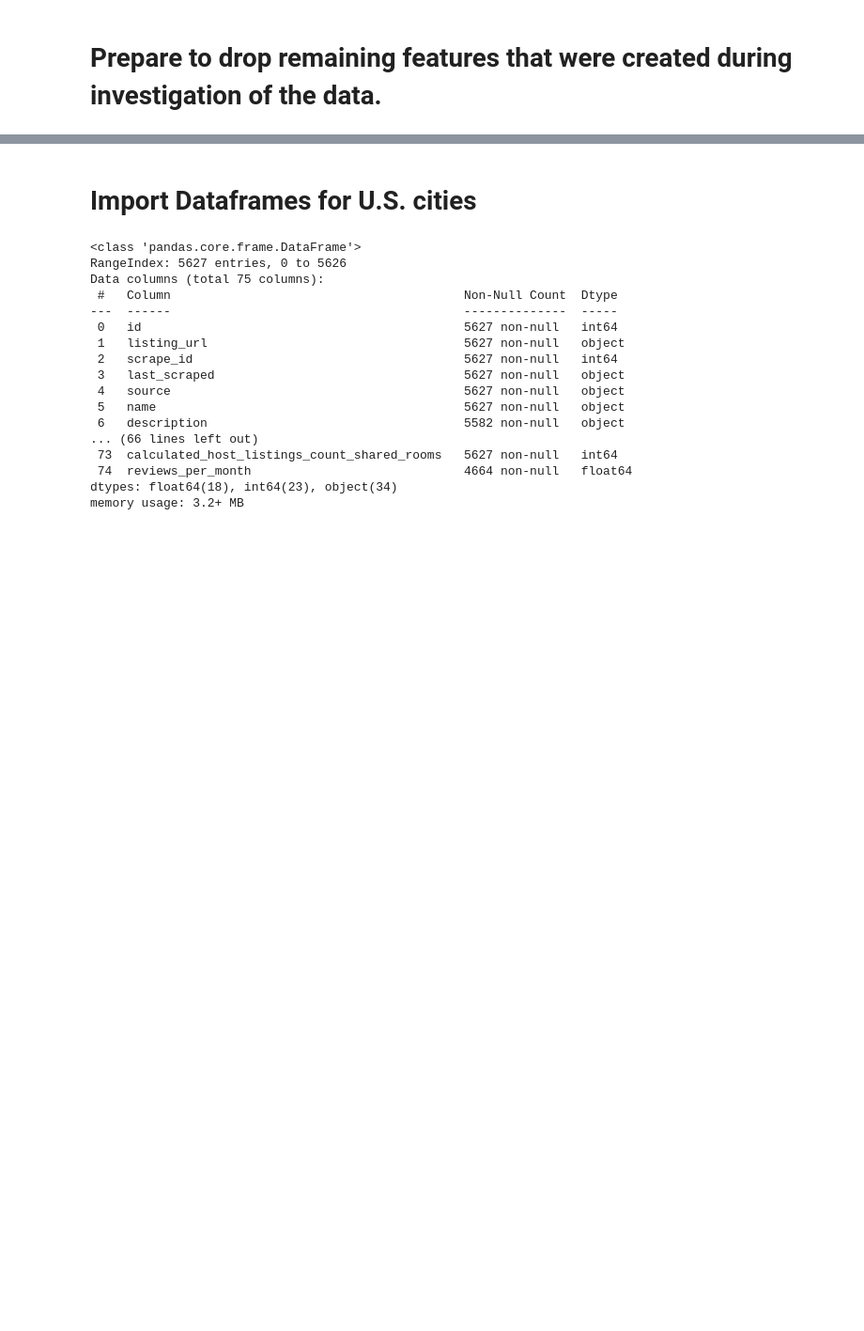
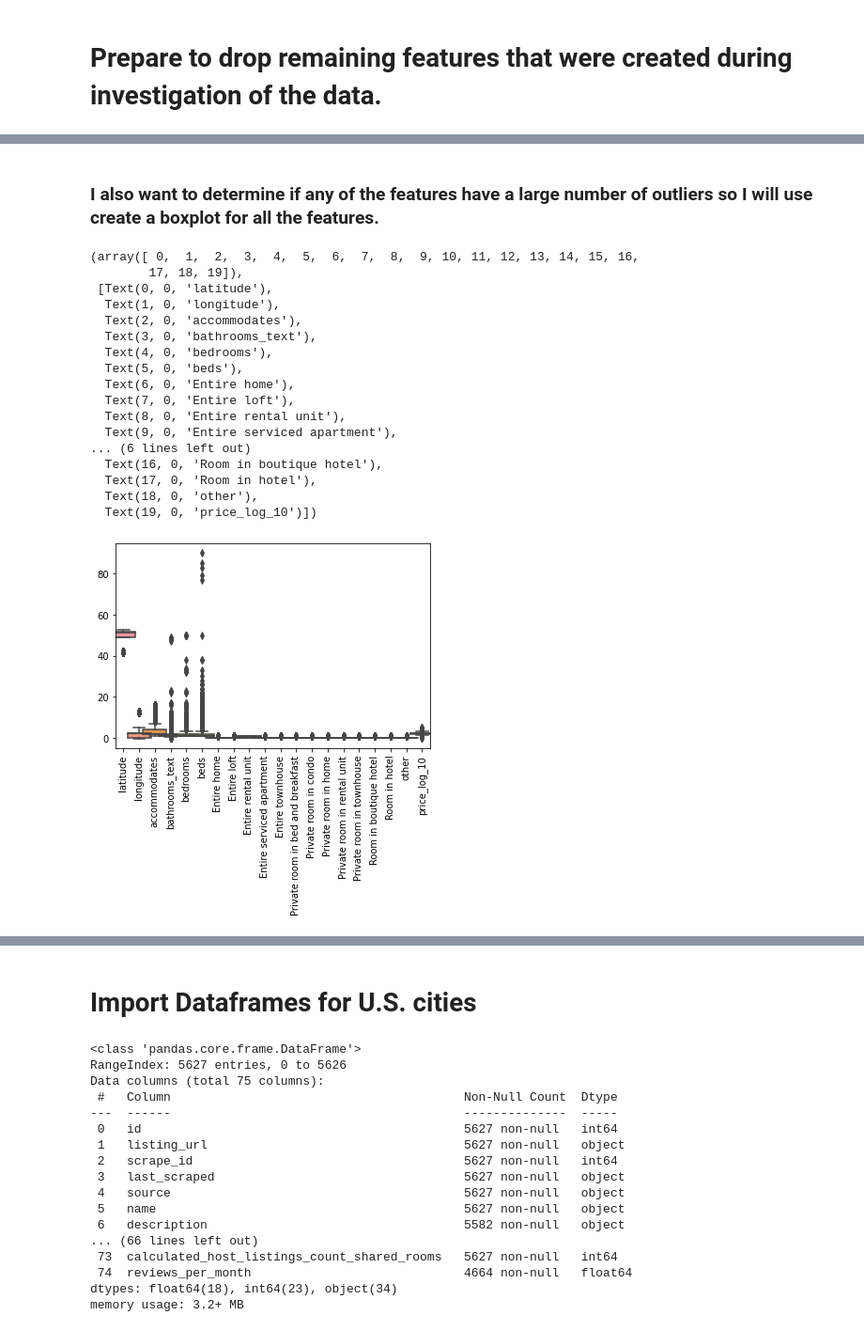
Before and after one commit to roscobosco2745/SpringboardRepo, a Jupyter notebook: Airbnb_project/Capstone_Airbnb_US_Europe.ipynb, the cells around one changed output, grey strips where cells are left out. Shown at 94% size. Cells and saved outputs as stored; diff of their text form; code cells hidden in the pictures; blank space fills up the shorter version.

```diff
--- a/Airbnb_project/Capstone_Airbnb_US_Europe.ipynb
+++ b/Airbnb_project/Capstone_Airbnb_US_Europe.ipynb
@@ -485,0 +680,24 @@ See the caveats in the documentation: https://pandas.pydata.org/pandas-docs/stab
+# %% [markdown]
+### I also want to determine if any of the features have a large number of outliers so I will use create a boxplot for all the features.
+# %%
+sns.boxplot(data = Europe_final, width = 1.5)
+plt.xticks(rotation = 90)
+# %% [output]
+(array([ 0,  1,  2,  3,  4,  5,  6,  7,  8,  9, 10, 11, 12, 13, 14, 15, 16,
+        17, 18, 19]),
+ [Text(0, 0, 'latitude'),
+  Text(1, 0, 'longitude'),
+  Text(2, 0, 'accommodates'),
+  Text(3, 0, 'bathrooms_text'),
+  Text(4, 0, 'bedrooms'),
+  Text(5, 0, 'beds'),
+  Text(6, 0, 'Entire home'),
+  Text(7, 0, 'Entire loft'),
+  Text(8, 0, 'Entire rental unit'),
+  Text(9, 0, 'Entire serviced apartment'),
+... (6 lines left out)
+  Text(16, 0, 'Room in boutique hotel'),
+  Text(17, 0, 'Room in hotel'),
+  Text(18, 0, 'other'),
+  Text(19, 0, 'price_log_10')])
+[figure, added]
```
Also changed, not shown: parts of 71 cells of this notebook.
